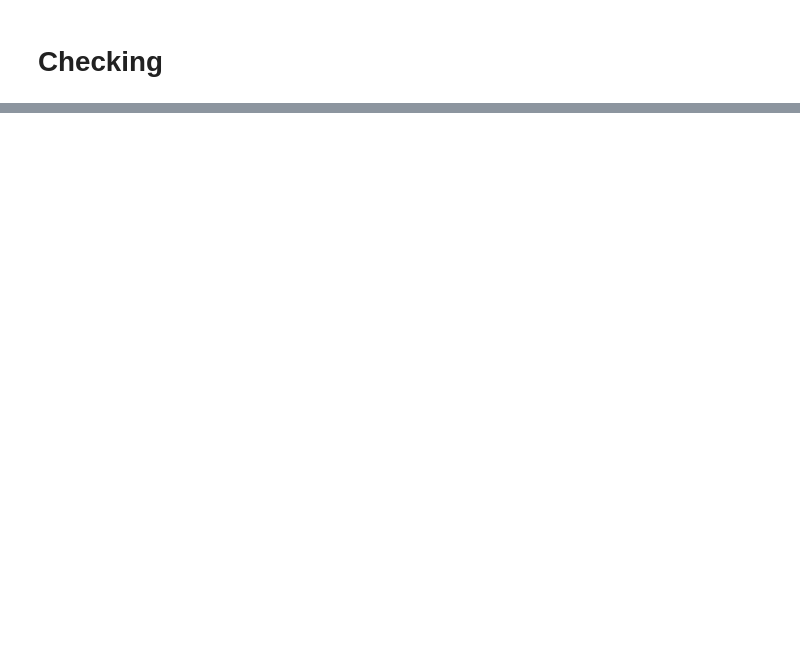
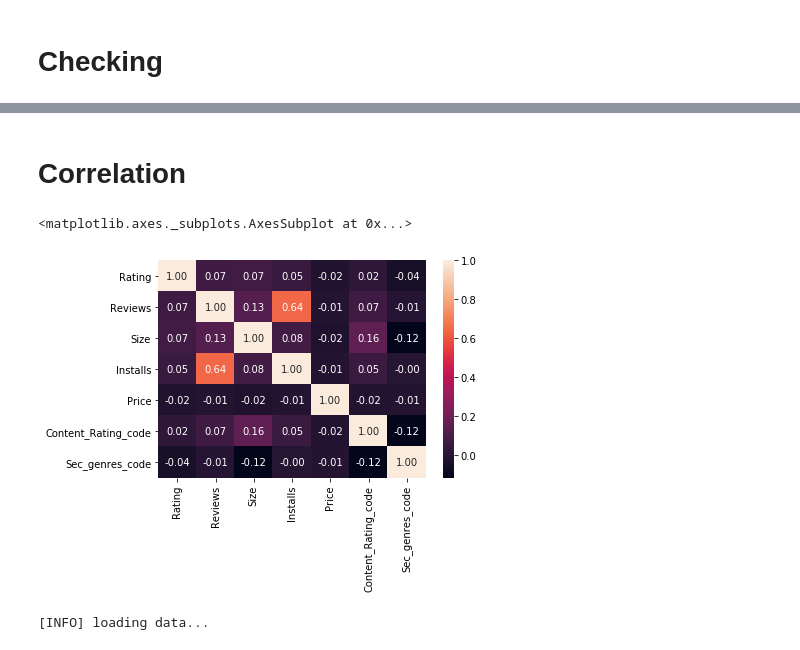
Before and after one commit to heriswn/LatihanDTS, a Jupyter notebook: Google_Play_Store.ipynb, the cells around one changed output, grey strips where cells are left out. Saved outputs shown, nothing was run; the diff lists cells and outputs as text; code cells hidden in the pictures; blank space fills up the shorter version.

```diff
--- a/Google_Play_Store.ipynb
+++ b/Google_Play_Store.ipynb
@@ -449,0 +643,8 @@ NameError: ignored
+# %% [markdown]
+# Correlation
+# %%
+corr = data.corr()
+sns.heatmap(corr, annot=True, fmt='.2f')
+# %% [output]
+<matplotlib.axes._subplots.AxesSubplot at 0x...>
+[figure, added]
@@ -449,0 +669,10 @@ NameError: ignored
+# %%
+print("[INFO] loading data...")
+X=data.iloc[:,:-1].values
+Y=data.iloc[:,-1].values
+model_names=["knn","naive_bayes","decision_tree","random_forest"]
+targets=['CYT','NUC','MIT','ME3','ME2','ME1','EXC','VAC','POX','ERL']
+
+(trainX, testX, trainY, testY) = train_test_split(X,Y, random_state=3, test_size=0.25)
+# %% [output]
+[INFO] loading data...
```
Also changed, not shown: parts of 56 cells of this notebook.
